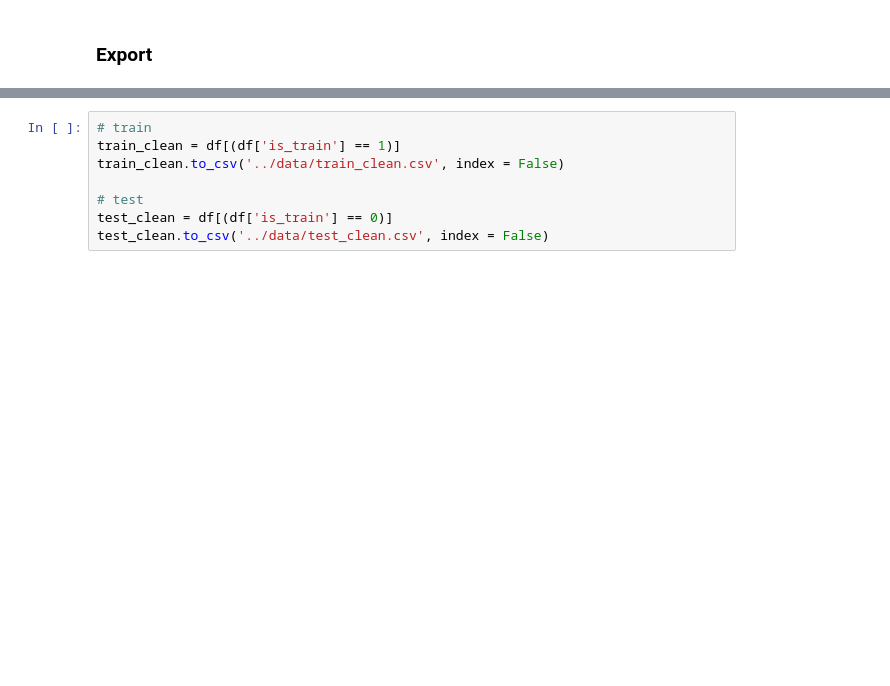
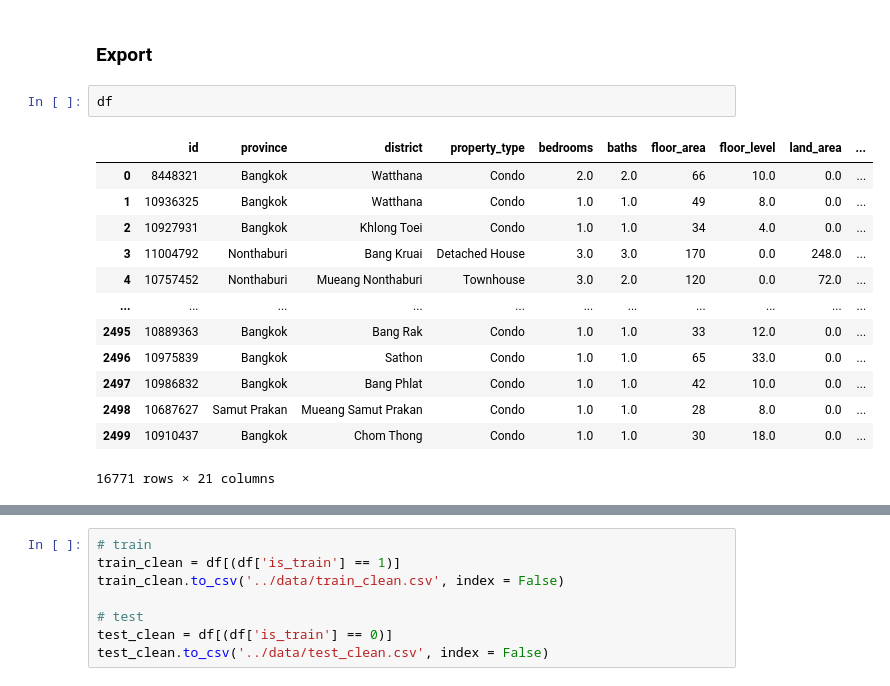
Before and after one commit to auttwitter/DSI-04, a Jupyter notebook: project_2/code/01_Clean_V2.ipynb, the cells around one changed output, grey strips where cells are left out. Drawn from its saved outputs; the diff is of its cells as text; blank space fills up the shorter version.

```diff
--- a/project_2/code/01_Clean_V2.ipynb
+++ b/project_2/code/01_Clean_V2.ipynb
@@ -661,2 +613,18 @@ Name: count, dtype: int64
 # %% [markdown]
 ### Export
+# %%
+df
+# %% [output]
+|  | id | province | district | property_type | bedrooms | baths | floor_area | floor_level | land_area | ... |
+| 0 | 8448321 | Bangkok | Watthana | Condo | 2.0 | 2.0 | 66 | 10.0 | 0.0 | ... |
+| 1 | 10936325 | Bangkok | Watthana | Condo | 1.0 | 1.0 | 49 | 8.0 | 0.0 | ... |
+| 2 | 10927931 | Bangkok | Khlong Toei | Condo | 1.0 | 1.0 | 34 | 4.0 | 0.0 | ... |
+| 3 | 11004792 | Nonthaburi | Bang Kruai | Detached House | 3.0 | 3.0 | 170 | 0.0 | 248.0 | ... |
+| 4 | 10757452 | Nonthaburi | Mueang Nonthaburi | Townhouse | 3.0 | 2.0 | 120 | 0.0 | 72.0 | ... |
+| ... | ... | ... | ... | ... | ... | ... | ... | ... | ... | ... |
+| 2495 | 10889363 | Bangkok | Bang Rak | Condo | 1.0 | 1.0 | 33 | 12.0 | 0.0 | ... |
+| 2496 | 10975839 | Bangkok | Sathon | Condo | 1.0 | 1.0 | 65 | 33.0 | 0.0 | ... |
+| 2497 | 10986832 | Bangkok | Bang Phlat | Condo | 1.0 | 1.0 | 42 | 10.0 | 0.0 | ... |
+| 2498 | 10687627 | Samut Prakan | Mueang Samut Prakan | Condo | 1.0 | 1.0 | 28 | 8.0 | 0.0 | ... |
+| 2499 | 10910437 | Bangkok | Chom Thong | Condo | 1.0 | 1.0 | 30 | 18.0 | 0.0 | ... |
+16771 rows × 21 columns
```
Also changed, not shown: parts of 15 cells of this notebook, 2 other files.
